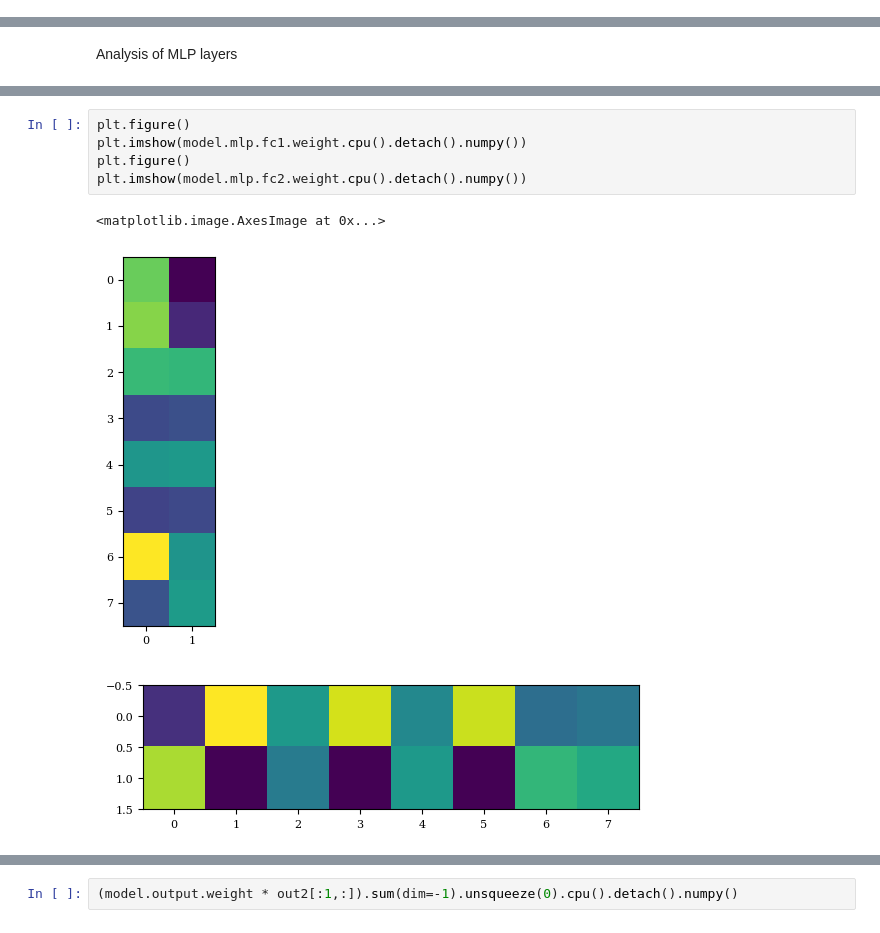
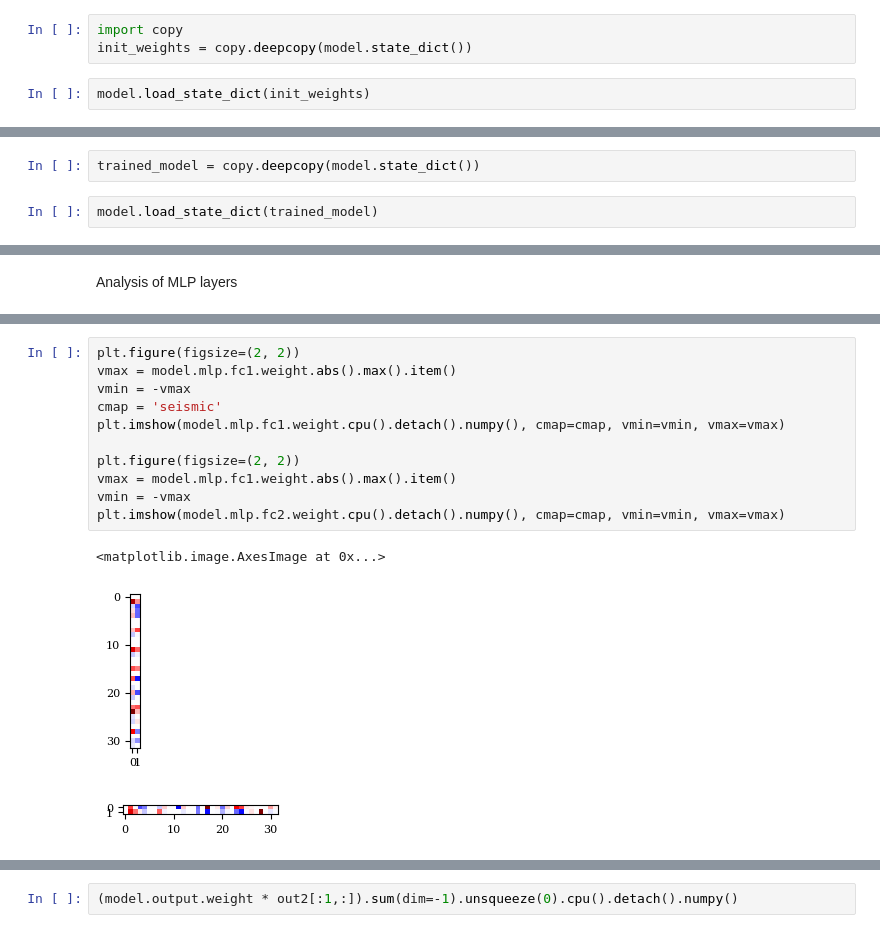
Before and after one commit to facebookresearch/pal, a Jupyter notebook: pruning/factorization.ipynb, the cells around one changed output, grey strips where cells are left out. Saved outputs shown, nothing was run; the diff lists cells and outputs as text.

```diff
--- a/pruning/factorization.ipynb
+++ b/pruning/factorization.ipynb
@@ -151,0 +169,5 @@ Model(
+# %%
+import copy
+init_weights = copy.deepcopy(model.state_dict())
+# %%
+model.load_state_dict(init_weights)
@@ -208,0 +279,4 @@ Adam
+# %%
+trained_model = copy.deepcopy(model.state_dict())
+# %%
+model.load_state_dict(trained_model)
@@ -451,9 +820,15 @@ plt.imshow(out.squeeze().cpu().detach().numpy())
 # %%
-plt.figure()
-plt.imshow(model.mlp.fc1.weight.cpu().detach().numpy())
-plt.figure()
-plt.imshow(model.mlp.fc2.weight.cpu().detach().numpy())
+plt.figure(figsize=(2, 2))
+vmax = model.mlp.fc1.weight.abs().max().item()
+vmin = -vmax
+cmap = 'seismic'
+plt.imshow(model.mlp.fc1.weight.cpu().detach().numpy(), cmap=cmap, vmin=vmin, vmax=vmax)
+
+plt.figure(figsize=(2, 2))
+vmax = model.mlp.fc1.weight.abs().max().item()
+vmin = -vmax
+plt.imshow(model.mlp.fc2.weight.cpu().detach().numpy(), cmap=cmap, vmin=vmin, vmax=vmax)
 # %% [output]
 <matplotlib.image.AxesImage at 0x...>
-[figure, old version]
+[figure, new version]
-[figure, old version]
+[figure, new version]
```
Also changed, not shown: parts of 74 cells of this notebook, 1 other file.
